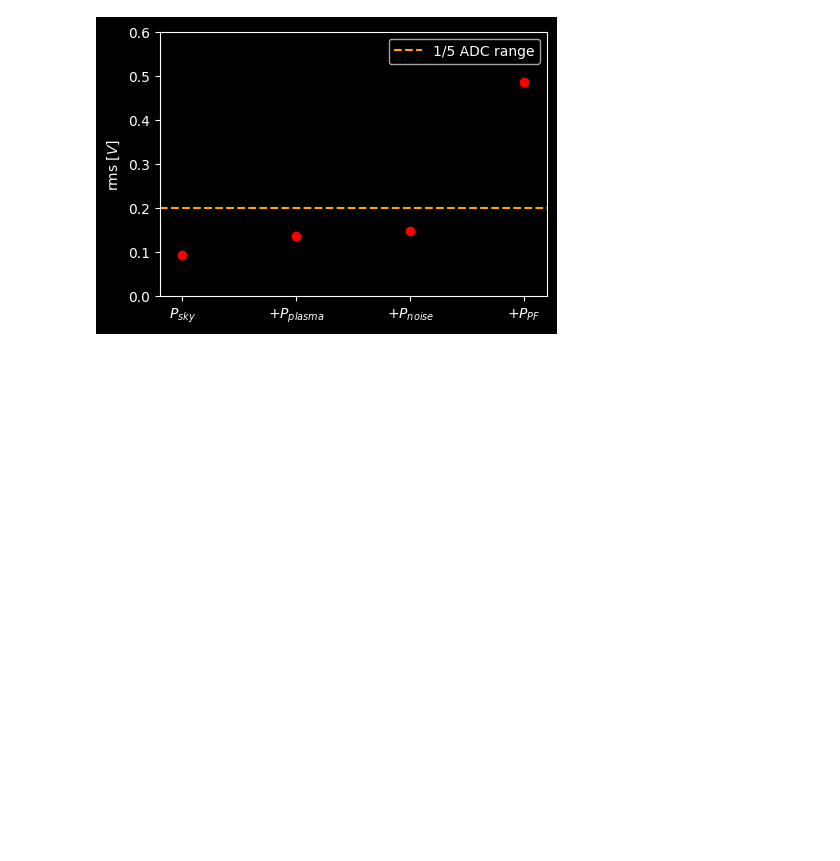
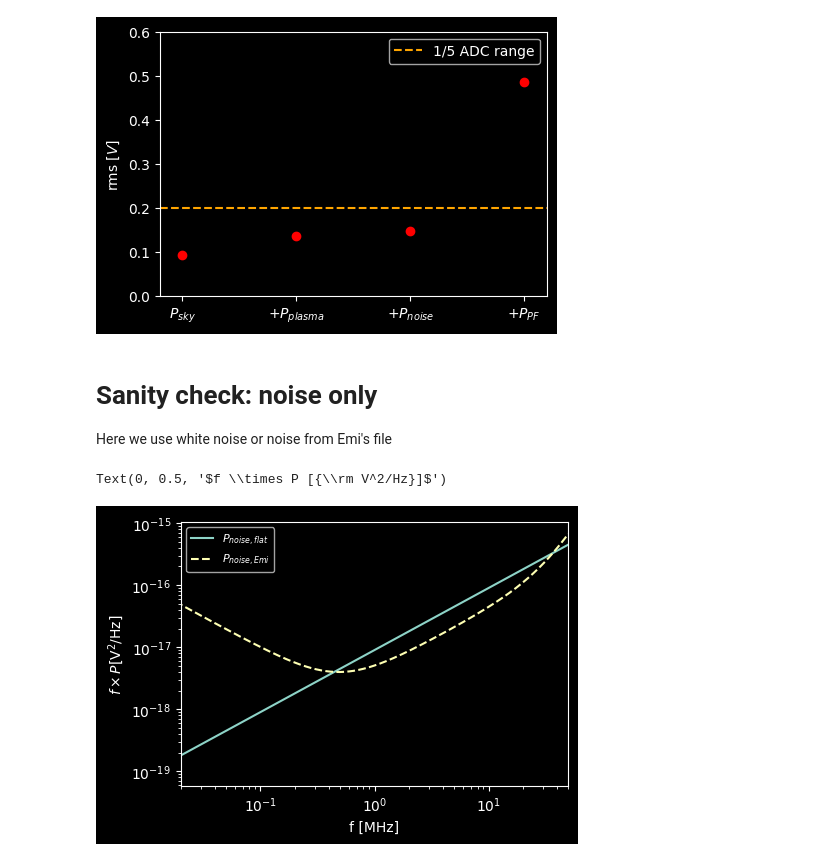
Before and after one commit to lusee-night/notebooks, a Jupyter notebook: spectrometer/Throughput.ipynb, the cells around one changed output. Saved outputs shown, nothing was run; the diff lists cells and outputs as text; code cells hidden in the pictures; blank space fills up the shorter version.

```diff
--- a/spectrometer/Throughput.ipynb
+++ b/spectrometer/Throughput.ipynb
@@ -195,3 +198,19 @@ plt.legend()
 # %% [output]
 <matplotlib.legend.Legend at 0x...>
 [figure]
+# %% [markdown]
+# Sanity check: noise only
+Here we use white noise or noise from Emi's file
+# %%
+Pnoise_flat = (3e-9)**2*np.ones_like(f)
+Pnoise_emi = T.noise(f)
+plt.plot(f,f*Pnoise_flat,'-',label='$P_{noise, flat}$')
+plt.plot(f,f*Pnoise_emi,'--',label='$P_{noise, Emi}$')
+plt.loglog()
+plt.xlim(0.02,50)
+plt.legend(fontsize=8)
+plt.xlabel('f [MHz]')
+plt.ylabel('$f \\times P [{\\rm V^2/Hz}]$')
+# %% [output]
+Text(0, 0.5, '$f \\times P [{\\rm V^2/Hz}]$')
+[figure, added]
```
Also changed, not shown: parts of 5 cells of this notebook.
